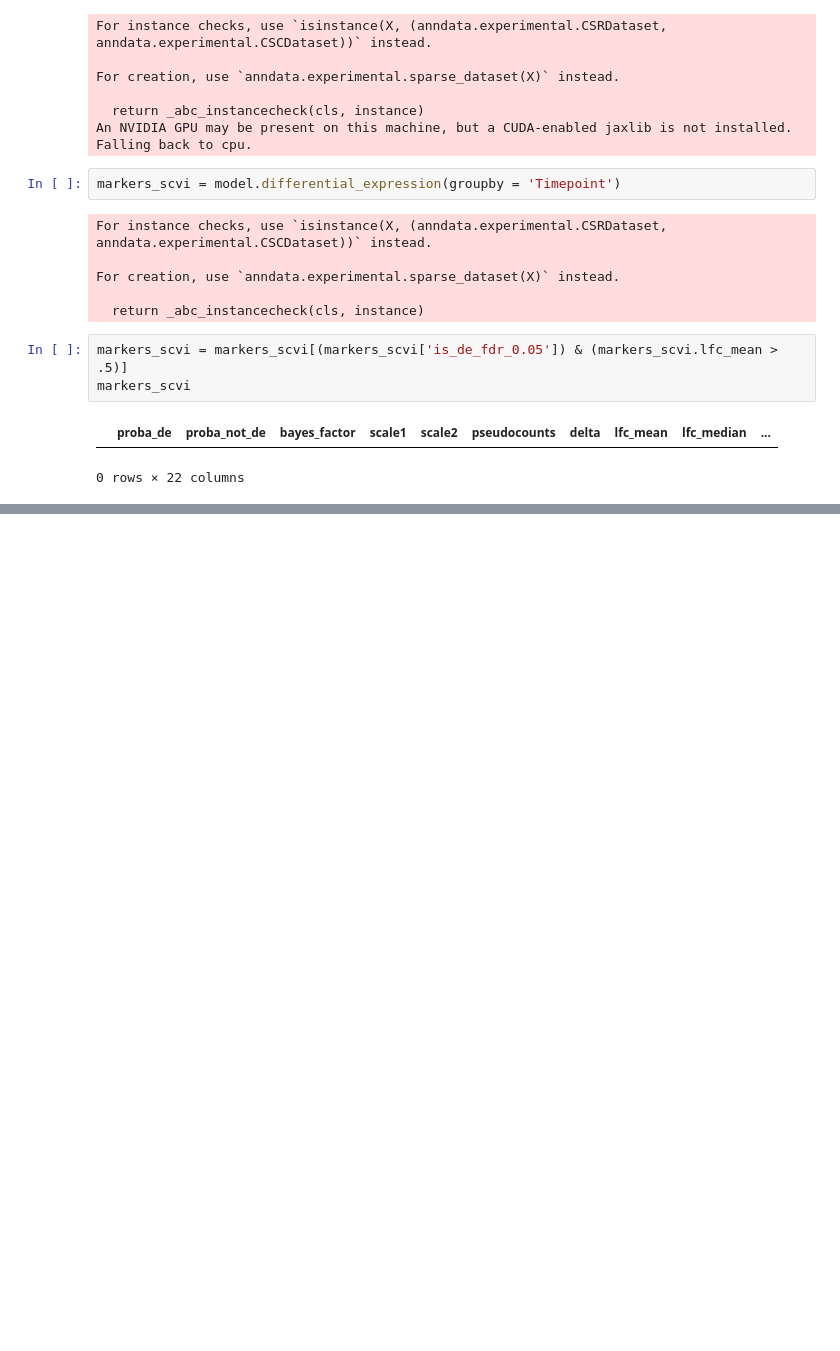
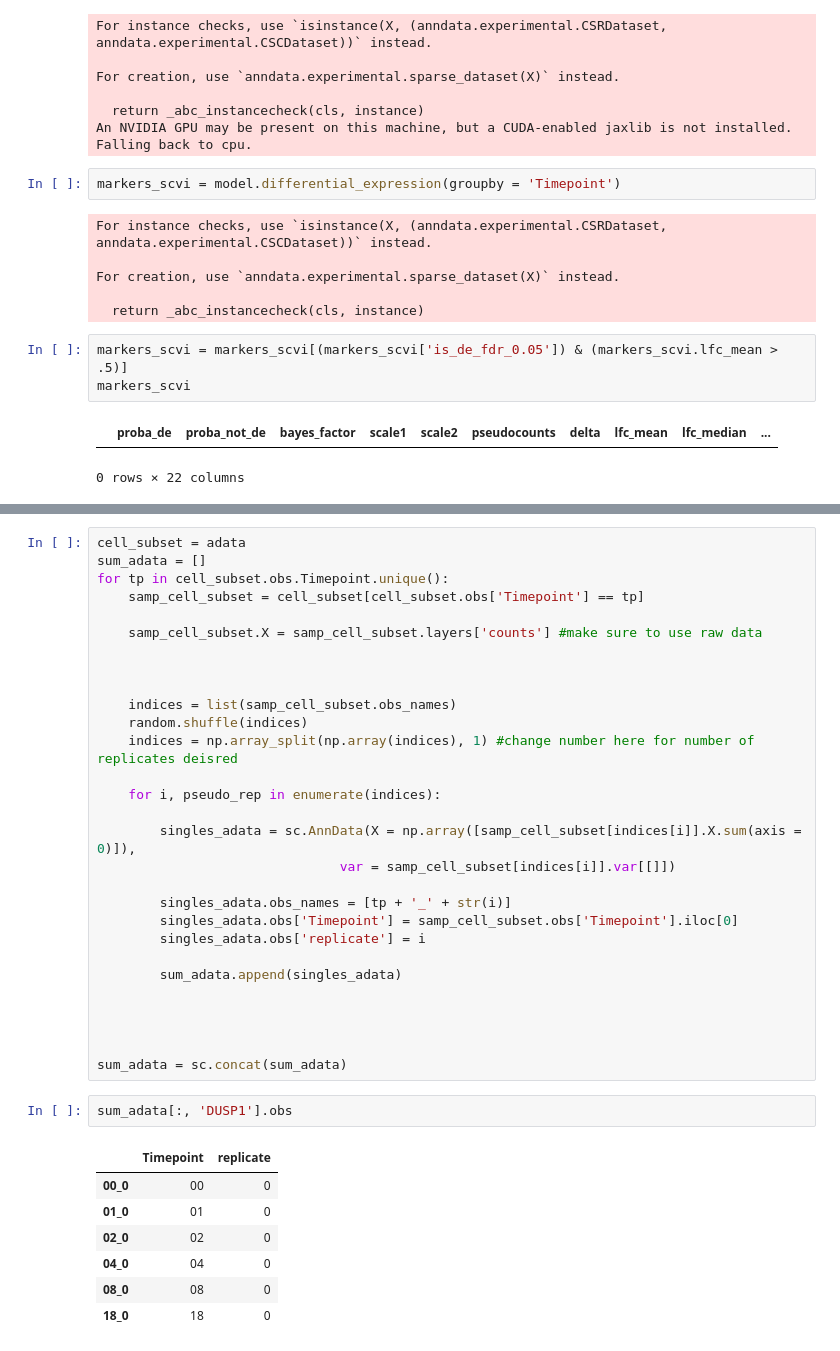
Before and after one commit to Formanj-0/UpDown_Project, a Jupyter notebook: WorkSpace/DEX_DATA4SSIT.ipynb, the cells around one changed output, grey strips where cells are left out. Saved outputs shown, nothing was run; the diff lists cells and outputs as text; blank space fills up the shorter version.

```diff
--- a/WorkSpace/DEX_DATA4SSIT.ipynb
+++ b/WorkSpace/DEX_DATA4SSIT.ipynb
@@ -186,0 +203,39 @@ sc.pl.umap(adata, color = ["DUSP1"], frameon = False)
+# %%
+cell_subset = adata
+sum_adata = []
+for tp in cell_subset.obs.Timepoint.unique():
+    samp_cell_subset = cell_subset[cell_subset.obs['Timepoint'] == tp]
+
+    samp_cell_subset.X = samp_cell_subset.layers['counts'] #make sure to use raw data
+
+
+
+    indices = list(samp_cell_subset.obs_names)
+    random.shuffle(indices)
+    indices = np.array_split(np.array(indices), 1) #change number here for number of replicates deisred
+
+    for i, pseudo_rep in enumerate(indices):
+
+        singles_adata = sc.AnnData(X = np.array([samp_cell_subset[indices[i]].X.sum(axis = 0)]),
+                               var = samp_cell_subset[indices[i]].var[[]])
+
+        singles_adata.obs_names = [tp + '_' + str(i)]
+        singles_adata.obs['Timepoint'] = samp_cell_subset.obs['Timepoint'].iloc[0]
+        singles_adata.obs['replicate'] = i
+
+        sum_adata.append(singles_adata)
+
+
+
+
+sum_adata = sc.concat(sum_adata)
+# %%
+sum_adata[:, 'DUSP1'].obs
+# %% [output]
+|  | Timepoint | replicate |
+| 00_0 | 00 | 0 |
+| 01_0 | 01 | 0 |
+| 02_0 | 02 | 0 |
+| 04_0 | 04 | 0 |
+| 08_0 | 08 | 0 |
+| 18_0 | 18 | 0 |
```
Also changed, not shown: parts of 14 cells of this notebook, 2 other files.
